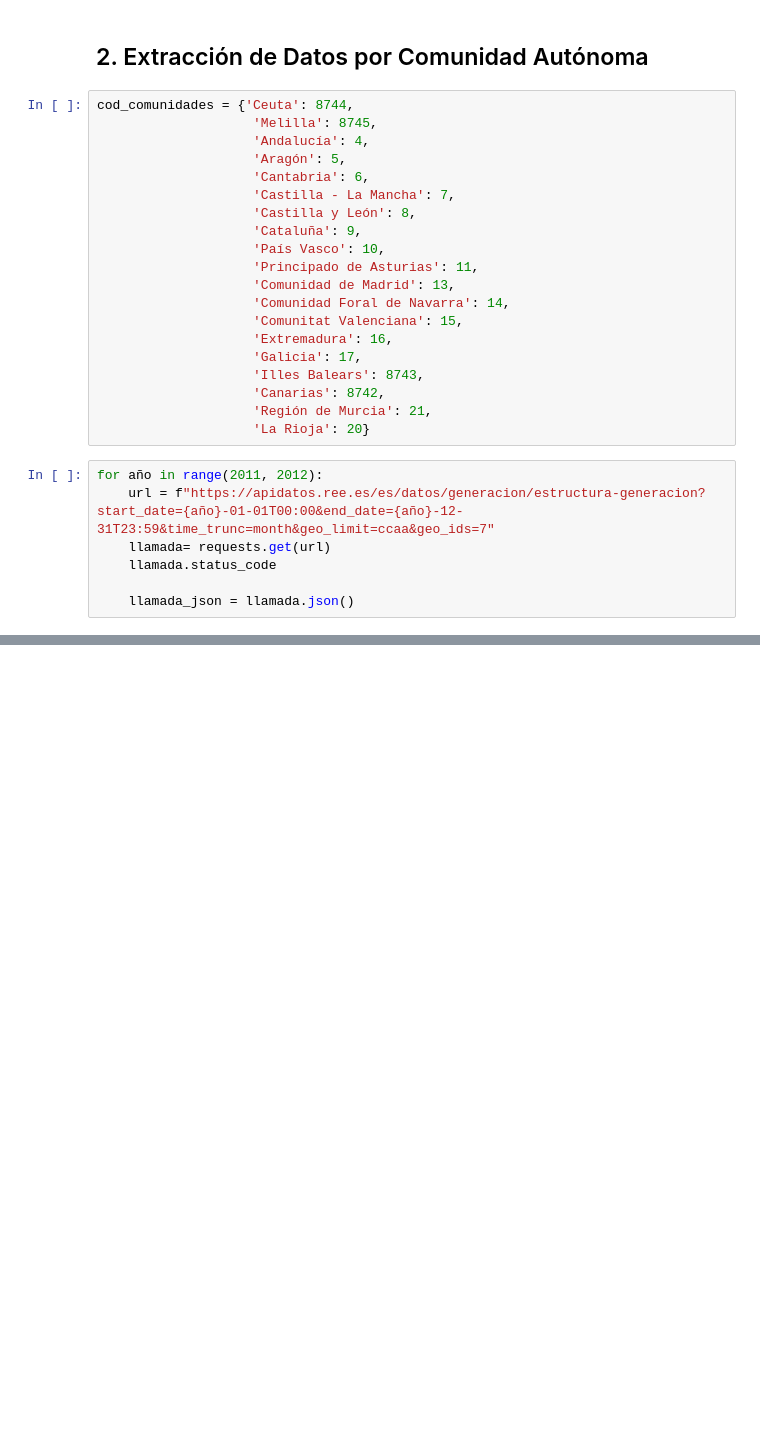
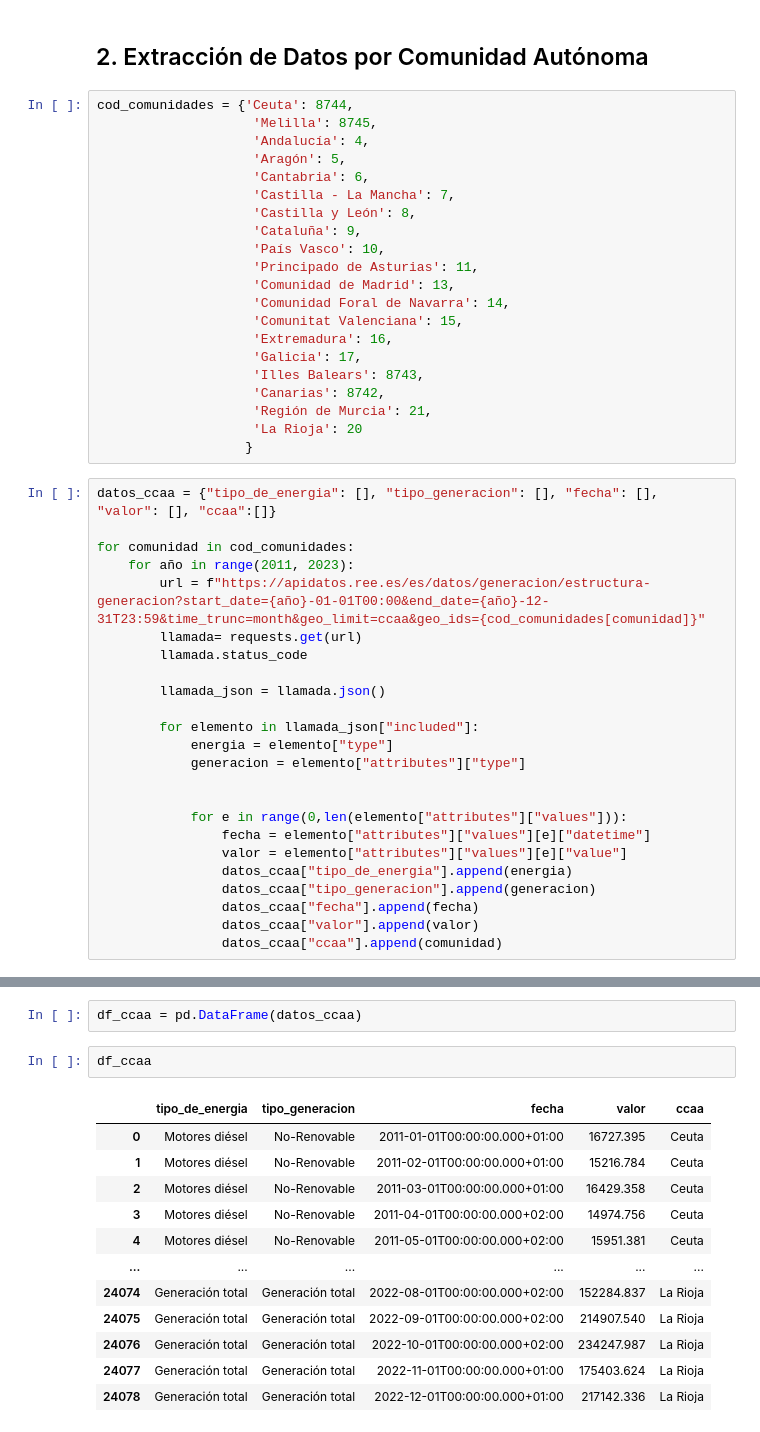
Before and after one commit to rebeca-enma/promoG-modulo2-sprint1-pairprogramming-Rebeca_Enriquez_Fedra_Campos, a Jupyter notebook: pair_apis_rebeca_enriquez_fedr_campos.ipynb, the cells around one changed output, grey strips where cells are left out. Cells and saved outputs as stored; diff of their text form; blank space fills up the shorter version.

```diff
--- a/pair_apis_rebeca_enriquez_fedr_campos.ipynb
+++ b/pair_apis_rebeca_enriquez_fedr_campos.ipynb
@@ -72,11 +72,29 @@ cod_comunidades = {'Ceuta': 8744,
                     'Illes Balears': 8743,
                     'Canarias': 8742,
                     'Región de Murcia': 21,
-                    'La Rioja': 20}
+                    'La Rioja': 20
+                   }
 # %%
-for año in range(2011, 2012):
-    url = f"https://apidatos.ree.es/es/datos/generacion/estructura-generacion?start_date={año}-01-01T00:00&end_date={año}-12-31T23:59&time_trunc=month&geo_limit=ccaa&geo_ids=7"
-    llamada= requests.get(url)
-    llamada.status_code
+datos_ccaa = {"tipo_de_energia": [], "tipo_generacion": [], "fecha": [], "valor": [], "ccaa":[]}
 
-    llamada_json = llamada.json()
+for comunidad in cod_comunidades:
+    for año in range(2011, 2023):
+        url = f"https://apidatos.ree.es/es/datos/generacion/estructura-generacion?start_date={año}-01-01T00:00&end_date={año}-12-31T23:59&time_trunc=month&geo_limit=ccaa&geo_ids={cod_comunidades[comunidad]}"
+        llamada= requests.get(url)
+        llamada.status_code
+
+        llamada_json = llamada.json()
+
+        for elemento in llamada_json["included"]:
+            energia = elemento["type"]
+            generacion = elemento["attributes"]["type"]
+
+
+            for e in range(0,len(elemento["attributes"]["values"])):
+                fecha = elemento["attributes"]["values"][e]["datetime"]
+                valor = elemento["attributes"]["values"][e]["value"]
+                datos_ccaa["tipo_de_energia"].append(energia)
+                datos_ccaa["tipo_generacion"].append(generacion)
+                datos_ccaa["fecha"].append(fecha)
+                datos_ccaa["valor"].append(valor)
+                datos_ccaa["ccaa"].append(comunidad)
@@ -104,0 +101,17 @@ https://apidatos.ree.es/es/datos/generacion/estructura-generacion?start_date=201
+# %%
+df_ccaa = pd.DataFrame(datos_ccaa)
+# %%
+df_ccaa
+# %% [output]
+|  | tipo_de_energia | tipo_generacion | fecha | valor | ccaa |
+| 0 | Motores diésel | No-Renovable | 2011-01-01T00:00:00.000+01:00 | 16727.395 | Ceuta |
+| 1 | Motores diésel | No-Renovable | 2011-02-01T00:00:00.000+01:00 | 15216.784 | Ceuta |
+| 2 | Motores diésel | No-Renovable | 2011-03-01T00:00:00.000+01:00 | 16429.358 | Ceuta |
+| 3 | Motores diésel | No-Renovable | 2011-04-01T00:00:00.000+02:00 | 14974.756 | Ceuta |
+| 4 | Motores diésel | No-Renovable | 2011-05-01T00:00:00.000+02:00 | 15951.381 | Ceuta |
+| ... | ... | ... | ... | ... | ... |
+| 24074 | Generación total | Generación total | 2022-08-01T00:00:00.000+02:00 | 152284.837 | La Rioja |
+| 24075 | Generación total | Generación total | 2022-09-01T00:00:00.000+02:00 | 214907.540 | La Rioja |
+| 24076 | Generación total | Generación total | 2022-10-01T00:00:00.000+02:00 | 234247.987 | La Rioja |
+| 24077 | Generación total | Generación total | 2022-11-01T00:00:00.000+01:00 | 175403.624 | La Rioja |
+| 24078 | Generación total | Generación total | 2022-12-01T00:00:00.000+01:00 | 217142.336 | La Rioja |
```
Also changed, not shown: parts of 3 cells of this notebook.
